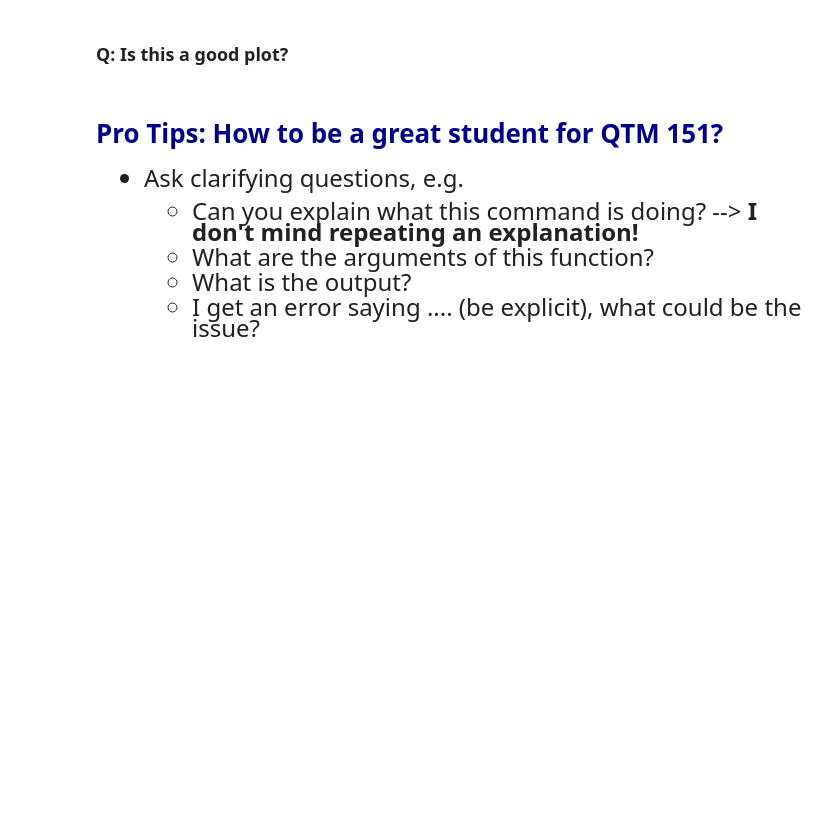
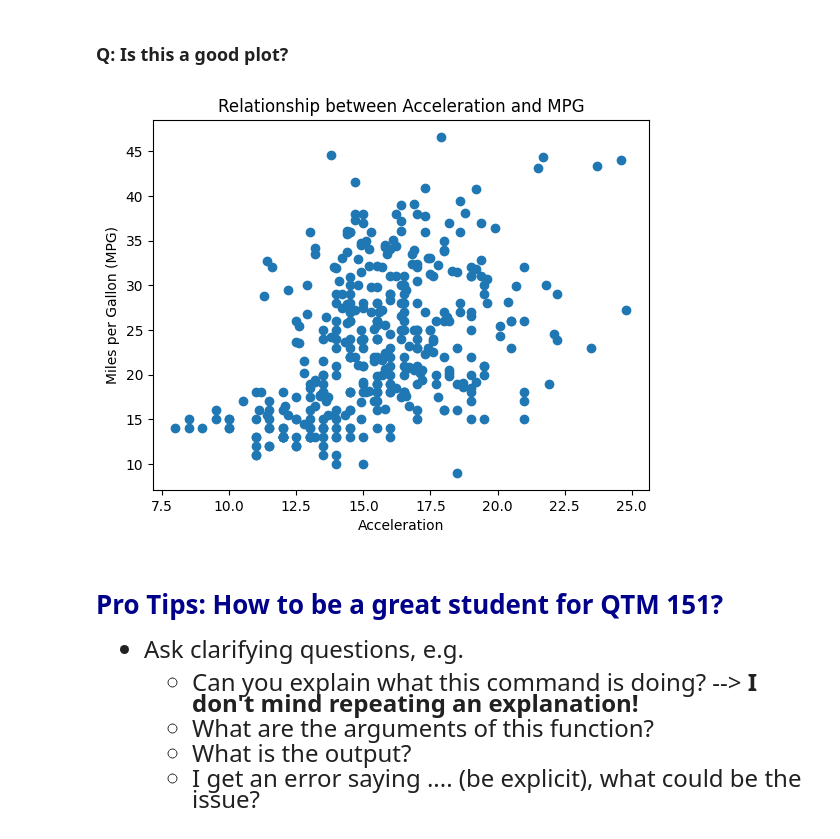
Before and after one commit to joycheng88/qtm151fall2025, a Jupyter notebook: Lecture_01_Github and Jupyter Notebooks/Lecture1.ipynb, the cells around one changed output. Saved outputs shown, nothing was run; the diff lists cells and outputs as text; code cells hidden in the pictures; blank space fills up the shorter version.

```diff
--- a/Lecture_01_Github and Jupyter Notebooks/Lecture1.ipynb
+++ b/Lecture_01_Github and Jupyter Notebooks/Lecture1.ipynb
@@ -222,3 +310,13 @@ plt.show()
+# %%
+# Try another scatter plot with x = "acceleration"
+
+plt.scatter(x = carfeatures['acceleration'], y = carfeatures['mpg'])
+plt.title("Relationship between Acceleration and MPG")
+plt.xlabel('Acceleration')
+plt.ylabel('Miles per Gallon (MPG)')
+plt.show()
+# %% [output]
+[figure, added]
 # %% [markdown]
 
 
```
Also changed, not shown: parts of 13 cells of this notebook.
